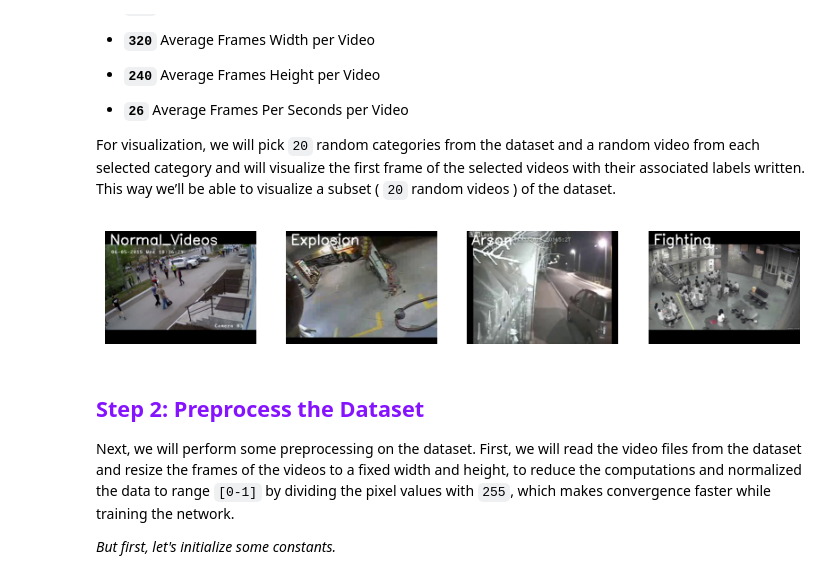
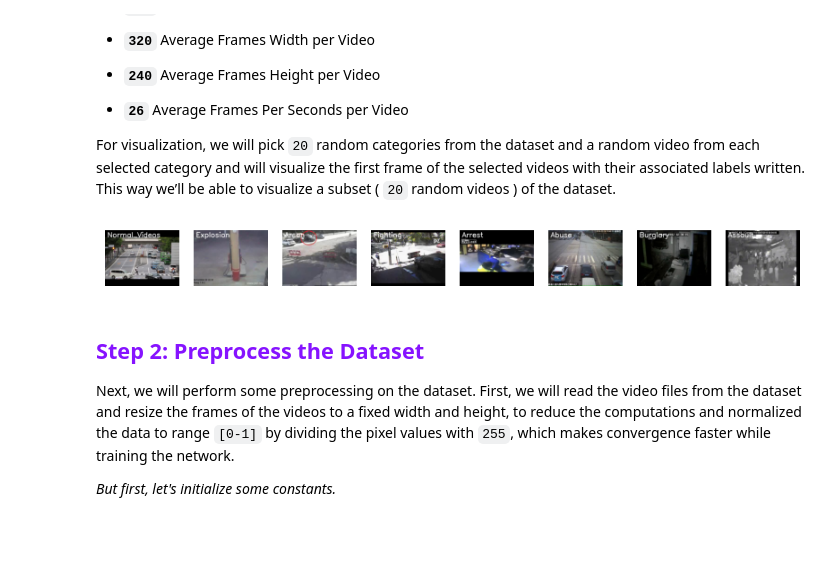
Before and after one commit to VishwajeetMuthe1970/Advanced_Surveillance_System, a Jupyter notebook: Human Activity Recognition using TensorFlow (CNN + LSTM) Code/Human_Action_Recogntion.ipynb, the cells around one changed output. Drawn from its saved outputs; the diff is of its cells as text; code cells hidden in the pictures; blank space fills up the shorter version.

```diff
--- a/Human Activity Recognition using TensorFlow (CNN + LSTM) Code/Human_Action_Recogntion.ipynb
+++ b/Human Activity Recognition using TensorFlow (CNN + LSTM) Code/Human_Action_Recogntion.ipynb
@@ -119,43 +114,43 @@ For visualization, we will pick `20` random categories from the dataset and a ra
 plt.figure(figsize = (10, 10))
 
 # Get the names of all classes/categories in UCF50.
-all_classes_names = os.listdir(r'D:\Anamoly-Detection-Project\Human Activity Recognition using TensorFlow (CNN + LSTM) Code\Anomaly_Videos')
+all_classes_names = os.listdir('./Anomaly_Videos')
 
 # Generate a list of 10 random values. The values will be between 0-50,
 # where 50 is the total number of class in the dataset.
-random_range = random.sample(range(len(all_classes_names)), 4)
+random_range = random.sample(range(len(all_classes_names)), 8)
 
 # Iterating through all the generated random values.
 for counter, random_index in enumerate(random_range, 1):
 
     # Retrieve a Class Name using the Random Index.
     selected_class_Name = all_classes_names[random_index]
 
     # Retrieve the list of all the video files present in the randomly selected Class Directory.
-    video_files_names_list = os.listdir(f'D:/Anamoly-Detection-Project/Human Activity Recognition using TensorFlow (CNN + LSTM) Code/Anomaly_Videos/{selected_class_Name}')
+    video_files_names_list = os.listdir(f'./Anomaly_Videos/{selected_class_Name}')
 
     # Randomly select a video file from the list retrieved from the randomly selected Class Directory.
     selected_video_file_name = random.choice(video_files_names_list)
 
     # Initialize a VideoCapture object to read from the video File.
-    video_reader = cv2.VideoCapture(f'D:/Anamoly-Detection-Project/Human Activity Recognition using TensorFlow (CNN + LSTM) Code/Anomaly_Videos/{selected_class_Name}/{selected_video_file_name}')
+    video_reader = cv2.VideoCapture(f'./Anomaly_Videos/{selected_class_Name}/{selected_video_file_name}')
 
     # Read the first frame of the video file.
     _, bgr_frame = video_reader.read()
 
     # Release the VideoCapture object.
     video_reader.release()
 
     # Convert the frame from BGR into RGB format.
     rgb_frame = cv2.cvtColor(bgr_frame, cv2.COLOR_BGR2RGB)
 
     # Write the class name on the video frame.
     cv2.putText(rgb_frame, selected_class_Name, (10, 30), cv2.FONT_HERSHEY_SIMPLEX, 1, (255, 255, 255), 2)
 
     # Display the frame.
-    plt.subplot(5, 4, counter);plt.imshow(rgb_frame);plt.axis('off')
+    plt.subplot(5, 8, counter);plt.imshow(rgb_frame);plt.axis('off')
 # %% [output]
-[figure, old version]
+[figure, new version]
 # %% [markdown]
 ## **<font style="color:rgb(134,19,348)">Step 2: Preprocess the Dataset</font>**
 
```
Also changed, not shown: parts of 34 cells of this notebook.
